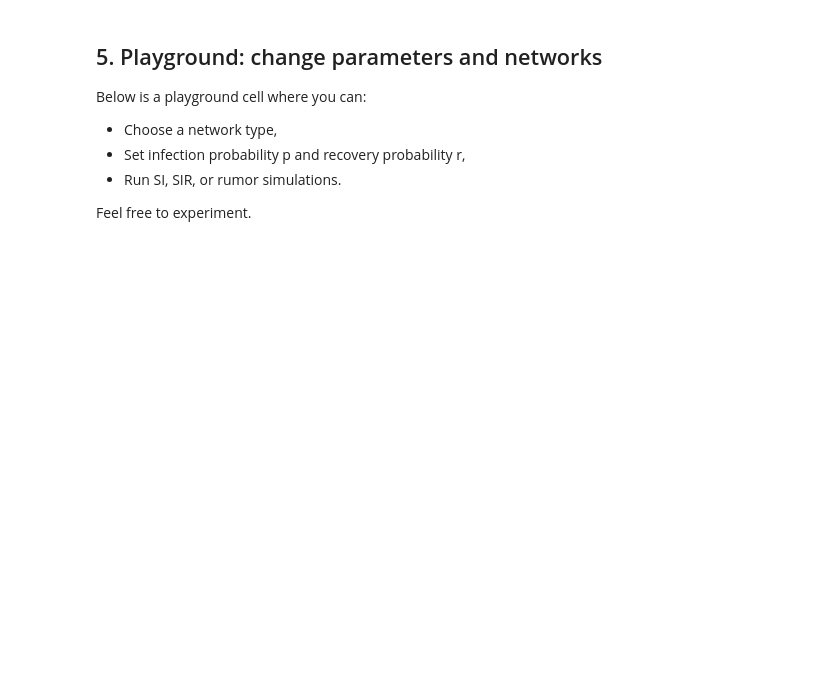
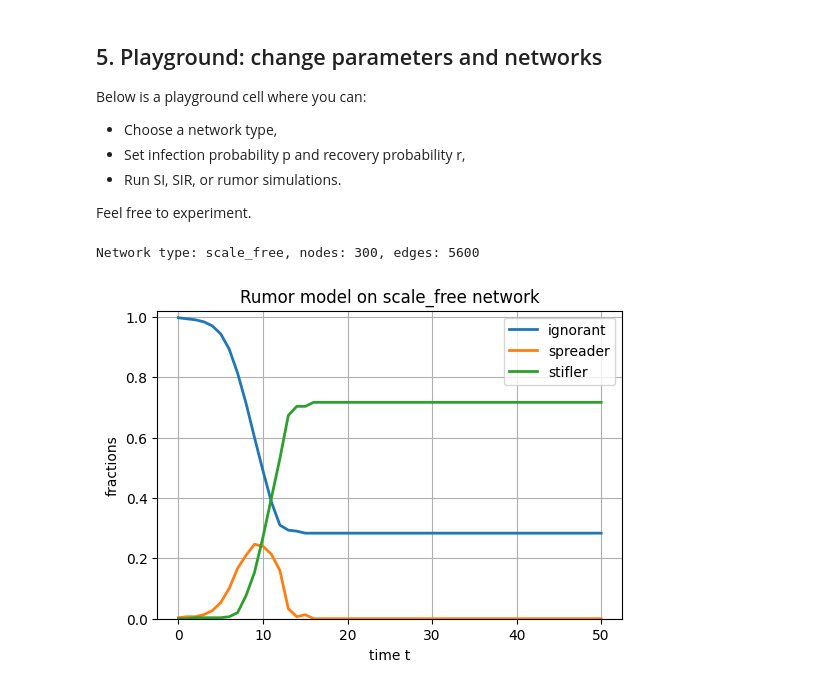
Before and after one commit to pzwiernik/22997-networks, a Jupyter notebook: colabs/NetworkNotebook5.ipynb, the cells around one changed output. Drawn from its saved outputs; the diff is of its cells as text; code cells hidden in the pictures; blank space fills up the shorter version.

```diff
--- a/colabs/NetworkNotebook5.ipynb
+++ b/colabs/NetworkNotebook5.ipynb
@@ -579,15 +651,16 @@ Feel free to experiment.
 # Example playground for SI, SIR, or rumor on user-chosen network
 
 # Choose model: "SI", "SIR", or "rumor"
-model = "SIR"
+model = "rumor"
 
 # Choose network: "chain", "tree", "ER", or "scale_free"
-network_type = "ER"
+network_type = "scale_free"
 
 n = 300
-p_edge = 0.03
-k_tree = 3
+p_edge = 0.05
+k_tree = 8
 h_tree = 5
+m_sf=20
 
 p_inf = 0.3
 r_rec = 0.1
@@ -602,7 +675,7 @@ elif network_type == "tree":
 elif network_type == "ER":
     G = make_er_graph(n=n, p_edge=p_edge, rng=123)
 elif network_type == "scale_free":
-    G = make_scale_free_graph(n=n, m=2, rng=123)
+    G = make_scale_free_graph(n=n, m=m_sf, rng=123)
 else:
     raise ValueError("Unknown network_type")
 
@@ -622,30 +695,33 @@ if model == "SI":
     plt.show()
 
 elif model == "SIR":
     frac_S, frac_I, frac_R = simulate_SIR_network(G, p_inf, r_rec, T=T, rng=rng)
     plt.figure()
     plt.plot(t_vals, frac_S, lw=2, label="S")
     plt.plot(t_vals, frac_I, lw=2, label="I")
     plt.plot(t_vals, frac_R, lw=2, label="R")
     plt.xlabel("time t")
     plt.ylabel("fractions")
     plt.ylim(0, 1.02)
     plt.title(f"SIR on {network_type} network")
     plt.legend()
     plt.show()
 
 elif model == "rumor":
     frac_I, frac_S, frac_R = simulate_rumor_MakiThompson(G, T=T, rng=rng)
     plt.figure()
     plt.plot(t_vals, frac_I, lw=2, label="ignorant")
     plt.plot(t_vals, frac_S, lw=2, label="spreader")
     plt.plot(t_vals, frac_R, lw=2, label="stifler")
     plt.xlabel("time t")
     plt.ylabel("fractions")
     plt.ylim(0, 1.02)
     plt.title(f"Rumor model on {network_type} network")
     plt.legend()
     plt.show()
 
 else:
     raise ValueError("Unknown model")
+# %% [output]
+Network type: scale_free, nodes: 300, edges: 5600
+[figure, added]
```
Also changed, not shown: parts of 8 cells of this notebook.
